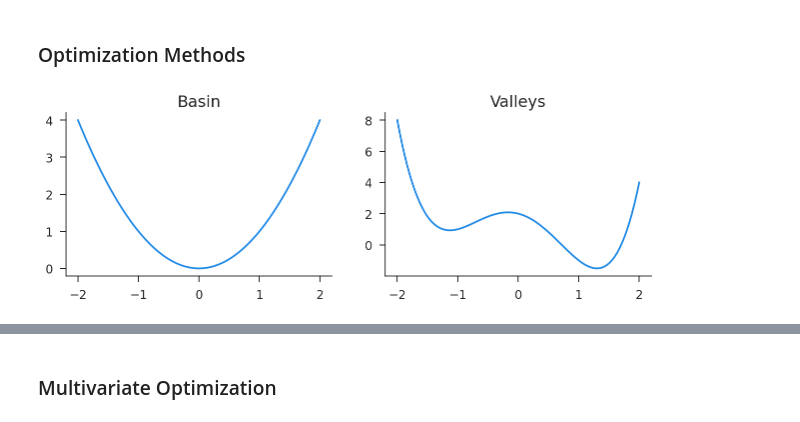
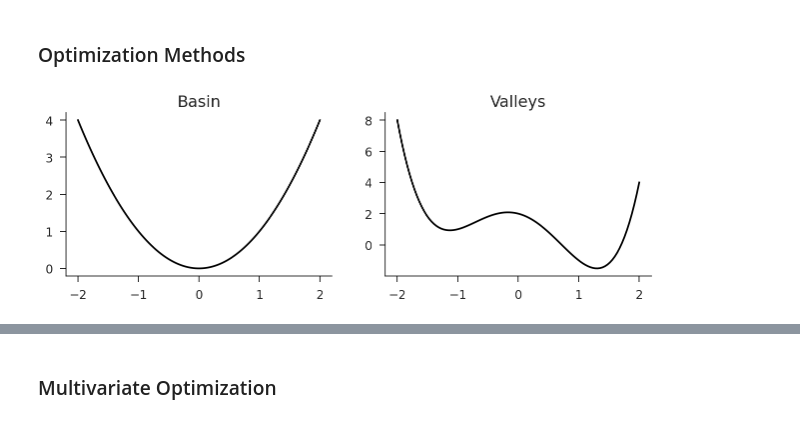
Before and after one commit to iamlemec/grad_code, a Jupyter notebook: lecture_1.ipynb, the cells around one changed output, grey strips where cells are left out. Saved outputs shown, nothing was run; the diff lists cells and outputs as text; code cells hidden in the pictures.

Commit message:
improve colors

```diff
--- a/lecture_1.ipynb
+++ b/lecture_1.ipynb
@@ -125,11 +127,11 @@ def valleys1(x):
     return x**4 - 3*x**2 - x + 2
 # %%
 fig, axs = plt.subplots(ncols=2, figsize=(10.5, 3))
-viz.plot(basin1, -2, 2, ax=axs[0])
-viz.plot(valleys1, -2, 2, ax=axs[1])
+viz.plot(basin1, *xlim, color='k', ax=axs[0])
+viz.plot(valleys1, *xlim, color='k', ax=axs[1])
 axs[0].set_title('Basin'); axs[1].set_title('Valleys');
 # %% [output]
-[figure, old version]
+[figure, new version]
 # %%
 phi = sp.constants.golden
 def golden(f, ab):
```
Also changed, not shown: parts of 6 cells of this notebook, 2 other files.
